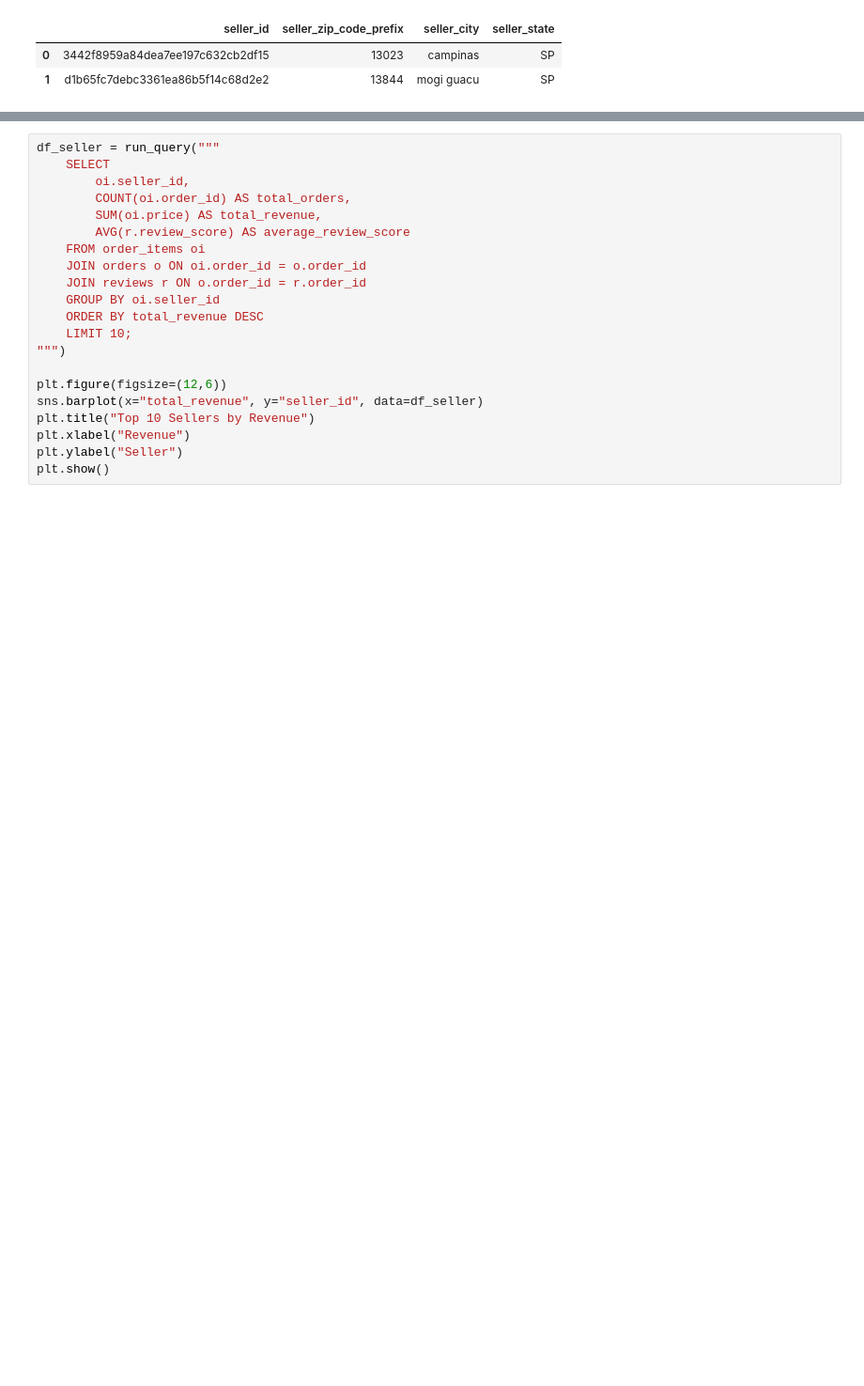
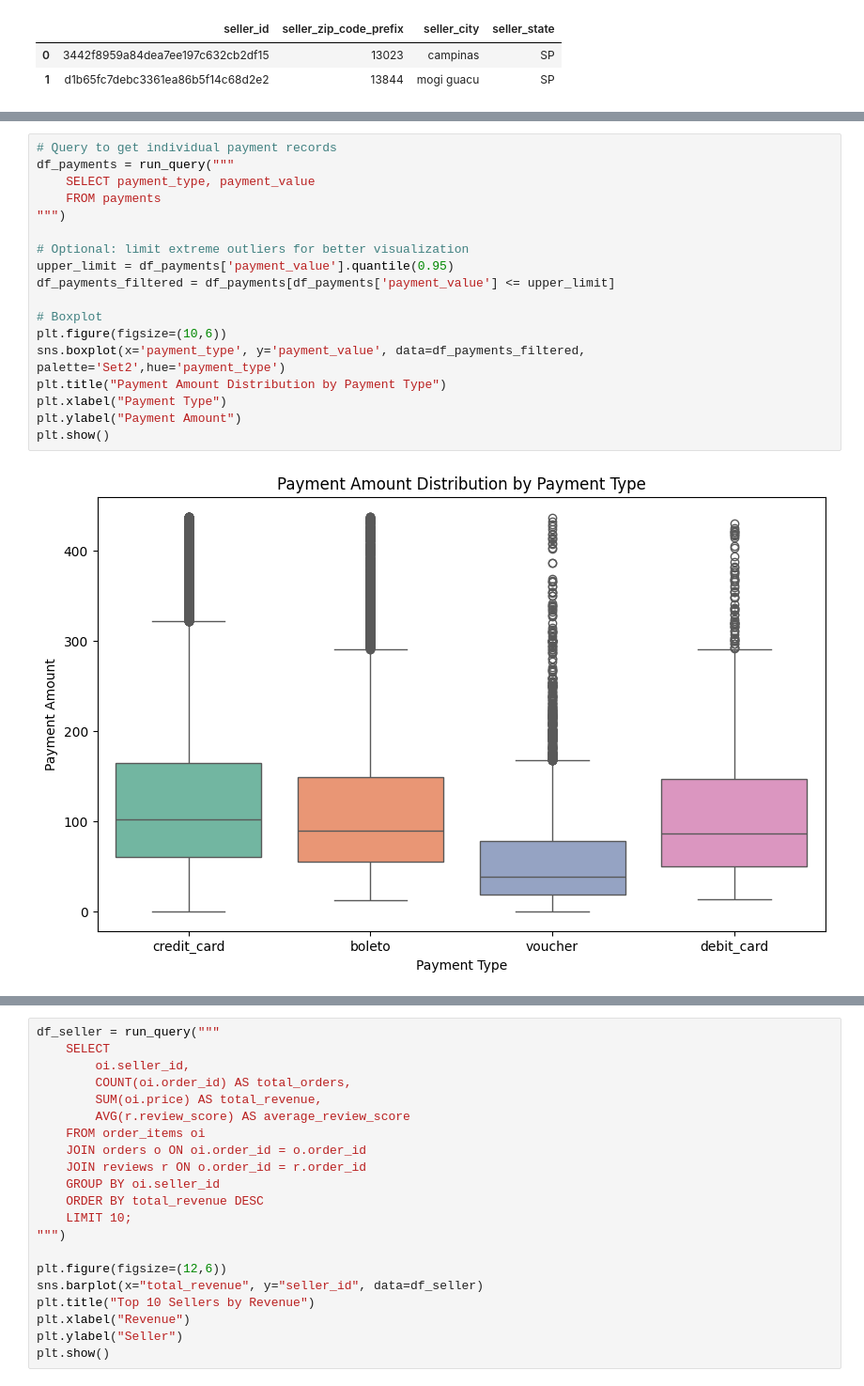
Before and after one commit to vasudevpatel01/Olist_ecommerce_analysis, a Jupyter notebook: notebook/analysis.ipynb, the cells around one changed output, grey strips where cells are left out. Shown at 94% size. Saved outputs shown, nothing was run; the diff lists cells and outputs as text; blank space fills up the shorter version.

```diff
--- a/notebook/analysis.ipynb
+++ b/notebook/analysis.ipynb
@@ -154,0 +144,20 @@ plt.show()
+# %%
+# Query to get individual payment records
+df_payments = run_query("""
+    SELECT payment_type, payment_value
+    FROM payments
+""")
+
+# Optional: limit extreme outliers for better visualization
+upper_limit = df_payments['payment_value'].quantile(0.95)
+df_payments_filtered = df_payments[df_payments['payment_value'] <= upper_limit]
+
+# Boxplot
+plt.figure(figsize=(10,6))
+sns.boxplot(x='payment_type', y='payment_value', data=df_payments_filtered, palette='Set2',hue='payment_type')
+plt.title("Payment Amount Distribution by Payment Type")
+plt.xlabel("Payment Type")
+plt.ylabel("Payment Amount")
+plt.show()
+# %% [output]
+[figure, added]
```
Also changed, not shown: parts of 37 cells of this notebook, 1 other file.
